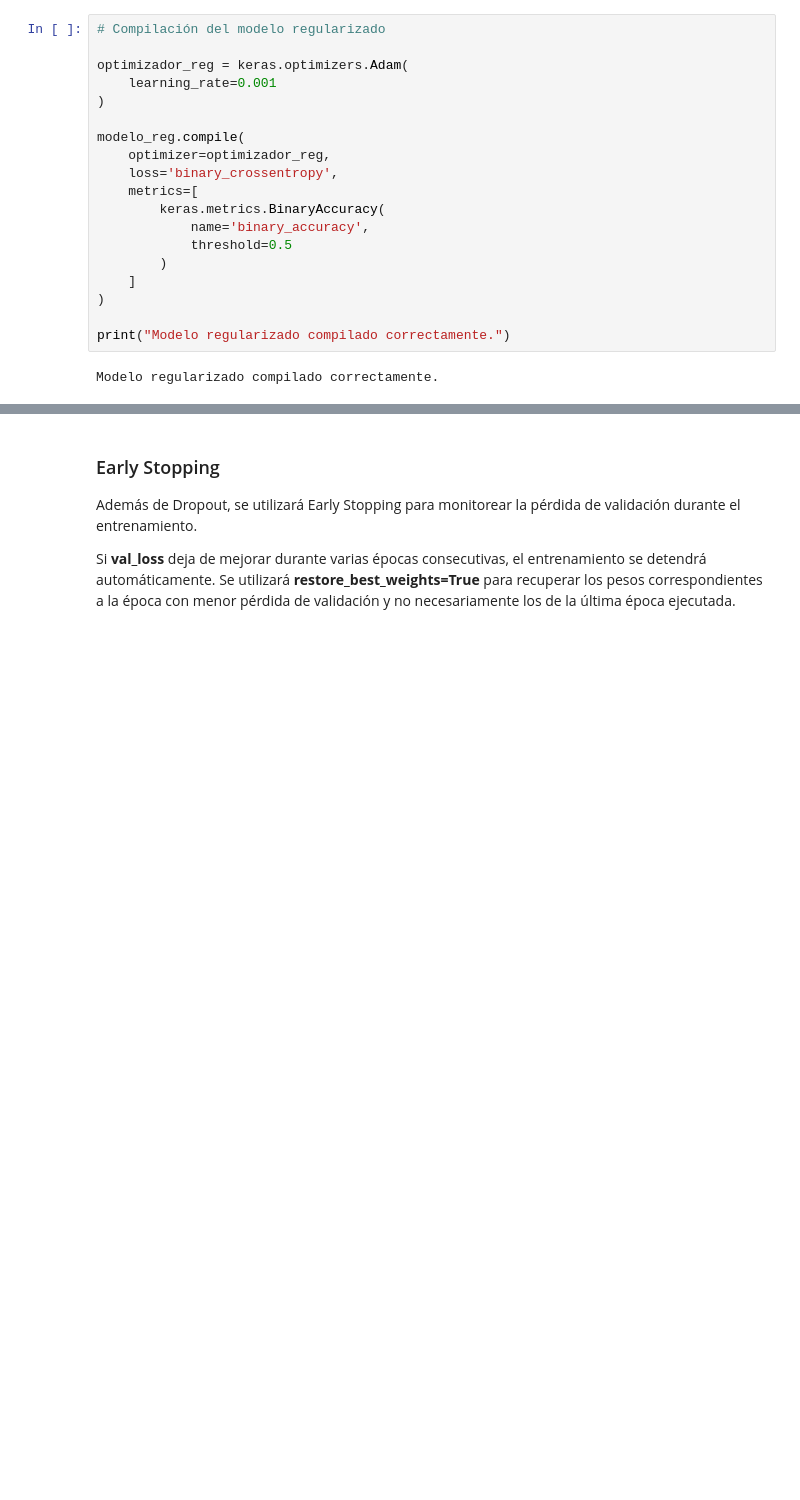
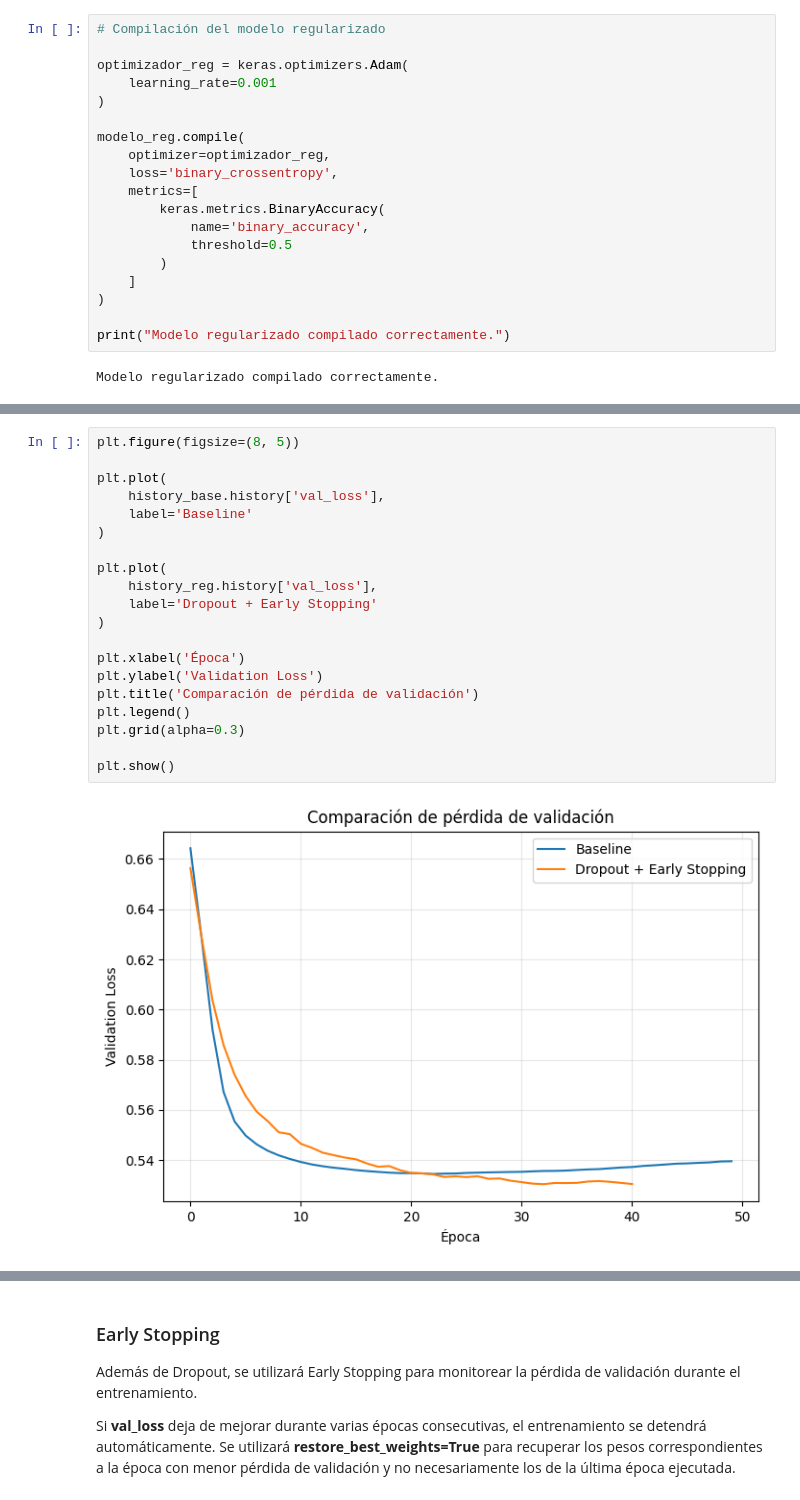
Before and after one commit to Benja-Diaz/EP1-Deep-Learning, a Jupyter notebook: Evaluacion_Parcial_1_Deep_Learning.ipynb, the cells around one changed output, grey strips where cells are left out. Cells and saved outputs as stored; diff of their text form; blank space fills up the shorter version.

```diff
--- a/Evaluacion_Parcial_1_Deep_Learning.ipynb
+++ b/Evaluacion_Parcial_1_Deep_Learning.ipynb
@@ -1128,0 +1198,22 @@ Modelo regularizado compilado correctamente.
+# %%
+plt.figure(figsize=(8, 5))
+
+plt.plot(
+    history_base.history['val_loss'],
+    label='Baseline'
+)
+
+plt.plot(
+    history_reg.history['val_loss'],
+    label='Dropout + Early Stopping'
+)
+
+plt.xlabel('Época')
+plt.ylabel('Validation Loss')
+plt.title('Comparación de pérdida de validación')
+plt.legend()
+plt.grid(alpha=0.3)
+
+plt.show()
+# %% [output]
+[figure, added]
```
Also changed, not shown: parts of 16 cells of this notebook.
